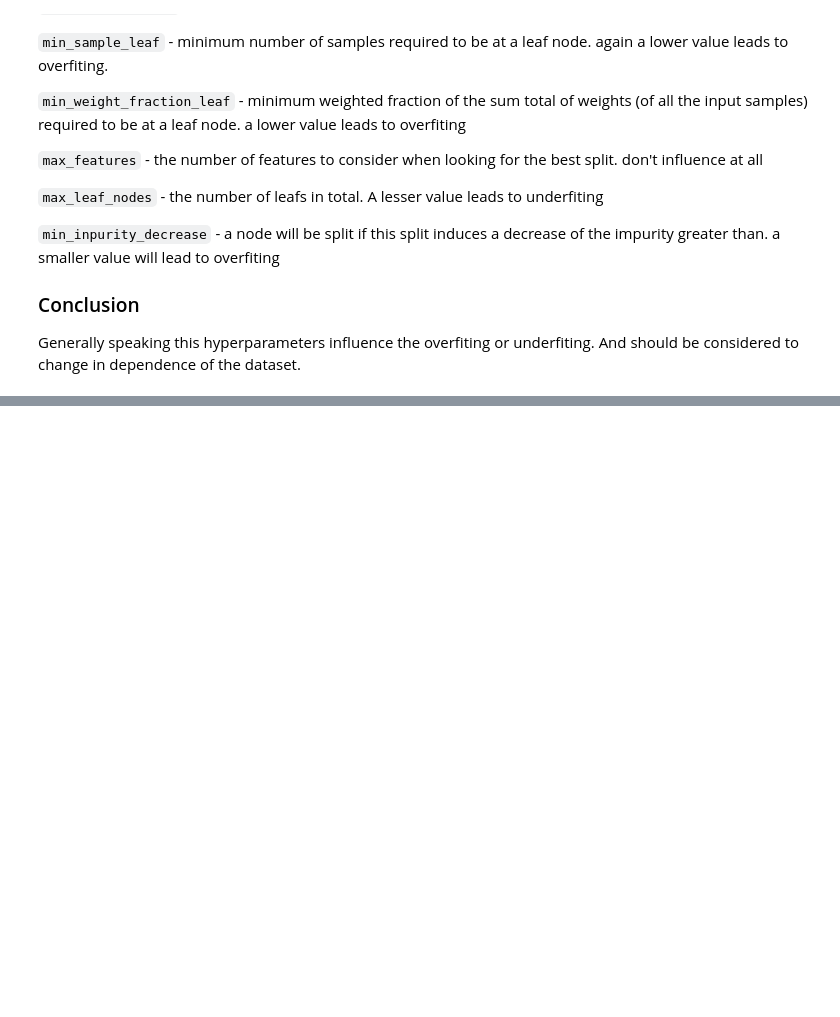
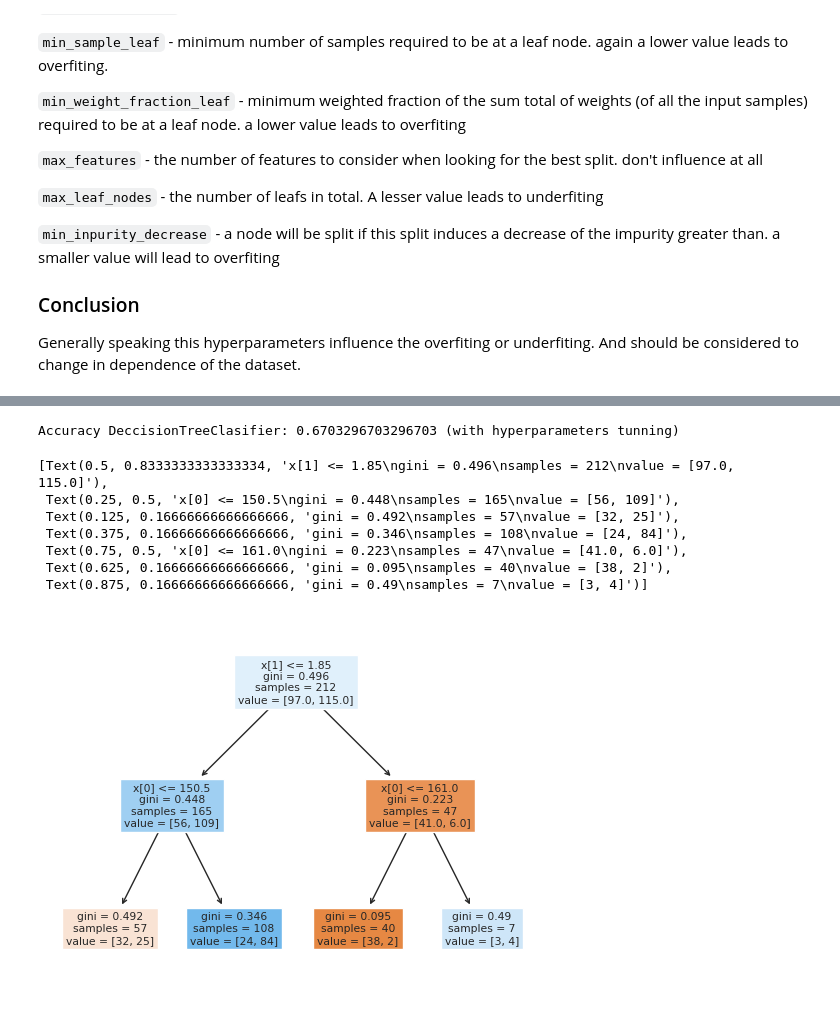
Before and after one commit to its-mario/Sigmoid-Mentoring, a Jupyter notebook: 07_decision_tree.ipynb, the cells around one changed output, grey strips where cells are left out. Cells and saved outputs as stored; diff of their text form; code cells hidden in the pictures; blank space fills up the shorter version.

```diff
--- a/07_decision_tree.ipynb
+++ b/07_decision_tree.ipynb
@@ -227,0 +231,12 @@ a model with the best set of hyperparamers
+# %%
+# find the best parameters
+
+from sklearn.model_selection import GridSearchCV
+
+clf = DecisionTreeClassifier()
+
+gridscv = GridSearchCV(clf, params_grid, cv=5,return_train_score=True)
+
+gridscv.fit(X, y)
+best_fitted_hyperparameters = gridscv.best_params_
+best_fitted_hyperparameters
@@ -227,0 +251,23 @@ a model with the best set of hyperparamers
+# %%
+# train with best suited parameters
+
+best_clf = DecisionTreeClassifier(
+    **best_fitted_hyperparameters,
+)
+
+best_clf.fit(X,y)
+y_predicted = best_clf.predict(X_test)
+
+accuracy = accuracy_score(y_test, y_predicted)
+print(f"Accuracy DeccisionTreeClasifier: {accuracy} (with hyperparameters tunning)")
+plot_tree(best_clf, filled=True)
+# %% [output]
+Accuracy DeccisionTreeClasifier: 0.6703296703296703 (with hyperparameters tunning)
+[Text(0.5, 0.8333333333333334, 'x[1] <= 1.85\ngini = 0.496\nsamples = 212\nvalue = [97.0, 115.0]'),
+ Text(0.25, 0.5, 'x[0] <= 150.5\ngini = 0.448\nsamples = 165\nvalue = [56, 109]'),
+ Text(0.125, 0.16666666666666666, 'gini = 0.492\nsamples = 57\nvalue = [32, 25]'),
+ Text(0.375, 0.16666666666666666, 'gini = 0.346\nsamples = 108\nvalue = [24, 84]'),
+ Text(0.75, 0.5, 'x[0] <= 161.0\ngini = 0.223\nsamples = 47\nvalue = [41.0, 6.0]'),
+ Text(0.625, 0.16666666666666666, 'gini = 0.095\nsamples = 40\nvalue = [38, 2]'),
+ Text(0.875, 0.16666666666666666, 'gini = 0.49\nsamples = 7\nvalue = [3, 4]')]
+[figure, added]
```
Also changed, not shown: parts of 10 cells of this notebook.
